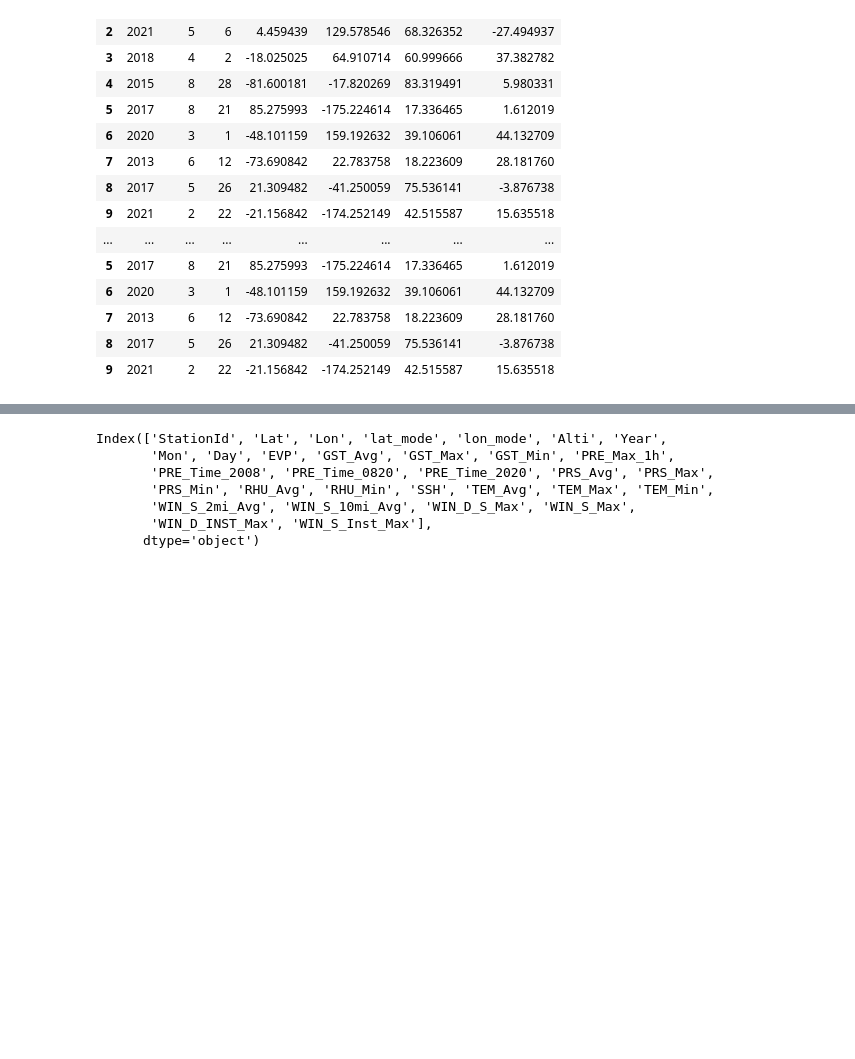
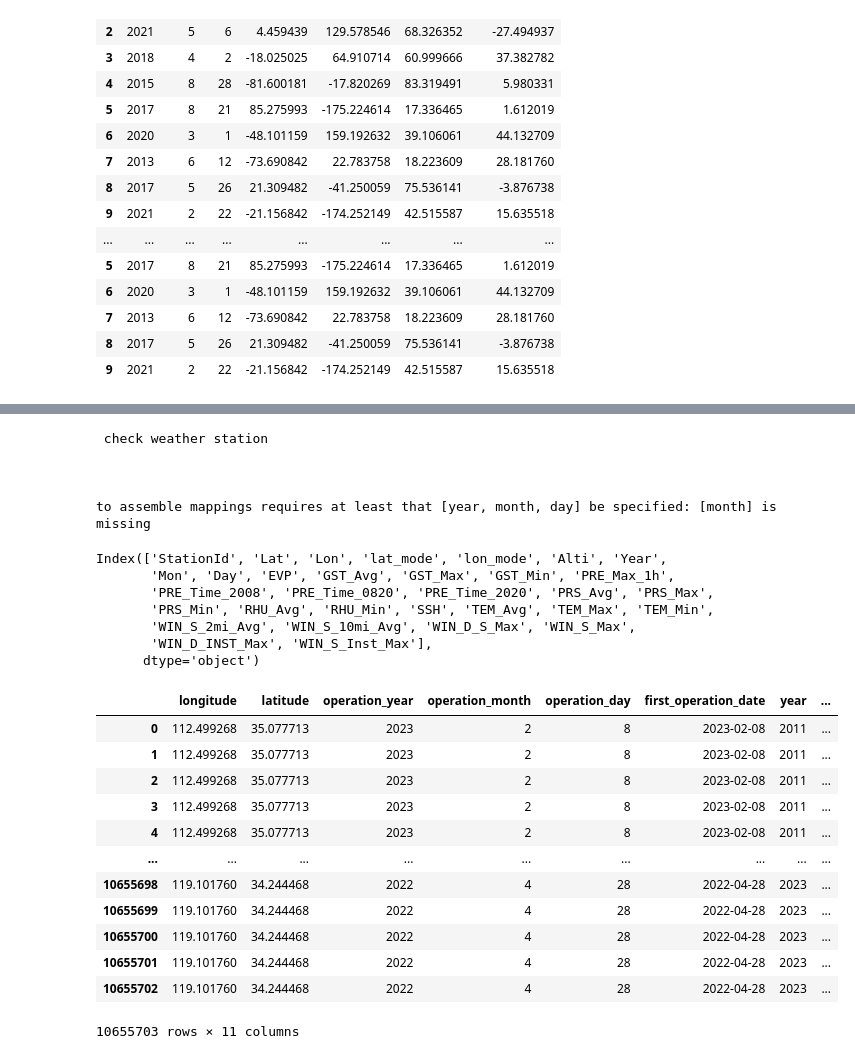
Before and after one commit to AnoraWu/CloudSeeding, a Jupyter notebook: code/炮台数据/test.ipynb, the cells around one changed output, grey strips where cells are left out. Cells and saved outputs as stored; diff of their text form; code cells hidden in the pictures; blank space fills up the shorter version.

```diff
--- a/code/炮台数据/test.ipynb
+++ b/code/炮台数据/test.ipynb
@@ -131 +455,62 @@ concat_test
+# %%
+import pandas as pd
+
+### Set directories
+data_dir = "/Users/anorawu/BFI Dropbox/Wanru Wu/Cloudseeding/data"
+
+# cloud thickness and fraction
+modis_dir = f"{data_dir}/MODIS"
+# weather station statistics
+weather_station_dir = f"{data_dir}/weatherstation_2010_2022.dta"
+# air, ice, and liquid
+merra_dir = f"{data_dir}/MERRA_levmean"
+
+### If true, then check the data
+check_modis = False
+check_weather_station = True
+check_merra = False
+check_era5 = False
+
+### Check weather station data
+if check_weather_station:
+
+    print("\n\n\n check weather station \n\n\n")
+
+    # Check if there are any missing days for each StationId
+    def check_continuity_with_gaps(group):
+        first_date = group['Date'].min()
+        full_date_range = pd.date_range(start=first_date, end=group['Date'].max())
+        actual_dates = group['Date']
+        missing_dates = set(full_date_range) - set(actual_dates)
+        print(missing_dates)
+        if not missing_dates:
+            return "Continuous"
+        else:
+            return f"Missing Dates: {sorted(missing_dates)}"
+
+    try:
+        # Get the data frame
+        temp_df = pd.read_stata(weather_station_dir)
+        temp_df = temp_df[temp_df['StationId']!=999999.0]
+
+        # # Create a Date column for easier processing
+        temp_df['Date'] = pd.to_datetime(temp_df['Year', 'Mon', 'Day']])
+        # temp_df = temp_df.sort_values(by=['StationId', 'Date']).reset_index(drop=True)
+
+        # # Apply the function and summarize results
+        # continuity_summary = temp_df.groupby('StationId').apply(check_continuity_with_gaps)
+
+        # # Print the results
+        # for station_id, result in continuity_summary.items():
+        #     if result != "Continuous":
+        #         print(f"StationId: {station_id}, Status: {result}")
+
+    except Exception as e:
+        print(e)
+# %% [output]
+ check weather station
+
+
+
+to assemble mappings requires at least that [year, month, day] be specified: [month] is missing
 # %%
@@ -138,3 +523,21 @@ Index(['StationId', 'Lat', 'Lon', 'lat_mode', 'lon_mode', 'Alti', 'Year',
        'WIN_S_2mi_Avg', 'WIN_S_10mi_Avg', 'WIN_D_S_Max', 'WIN_S_Max',
        'WIN_D_INST_Max', 'WIN_S_Inst_Max'],
       dtype='object')
+# %%
+import pandas as pd
+df = pd.read_csv("/Users/anorawu/BFI Dropbox/Wanru Wu/Cloudseeding/data/炮台数据/processed_cloud_data_1.csv")
+df
+# %% [output]
+|  | longitude | latitude | operation_year | operation_month | operation_day | first_operation_date | year | ... |
+| 0 | 112.499268 | 35.077713 | 2023 | 2 | 8 | 2023-02-08 | 2011 | ... |
+| 1 | 112.499268 | 35.077713 | 2023 | 2 | 8 | 2023-02-08 | 2011 | ... |
+| 2 | 112.499268 | 35.077713 | 2023 | 2 | 8 | 2023-02-08 | 2011 | ... |
+| 3 | 112.499268 | 35.077713 | 2023 | 2 | 8 | 2023-02-08 | 2011 | ... |
+| 4 | 112.499268 | 35.077713 | 2023 | 2 | 8 | 2023-02-08 | 2011 | ... |
+| ... | ... | ... | ... | ... | ... | ... | ... | ... |
+| 10655698 | 119.101760 | 34.244468 | 2022 | 4 | 28 | 2022-04-28 | 2023 | ... |
+| 10655699 | 119.101760 | 34.244468 | 2022 | 4 | 28 | 2022-04-28 | 2023 | ... |
+| 10655700 | 119.101760 | 34.244468 | 2022 | 4 | 28 | 2022-04-28 | 2023 | ... |
+| 10655701 | 119.101760 | 34.244468 | 2022 | 4 | 28 | 2022-04-28 | 2023 | ... |
+| 10655702 | 119.101760 | 34.244468 | 2022 | 4 | 28 | 2022-04-28 | 2023 | ... |
+10655703 rows × 11 columns
```
Also changed, not shown: parts of 19 cells of this notebook, 7 other files.
